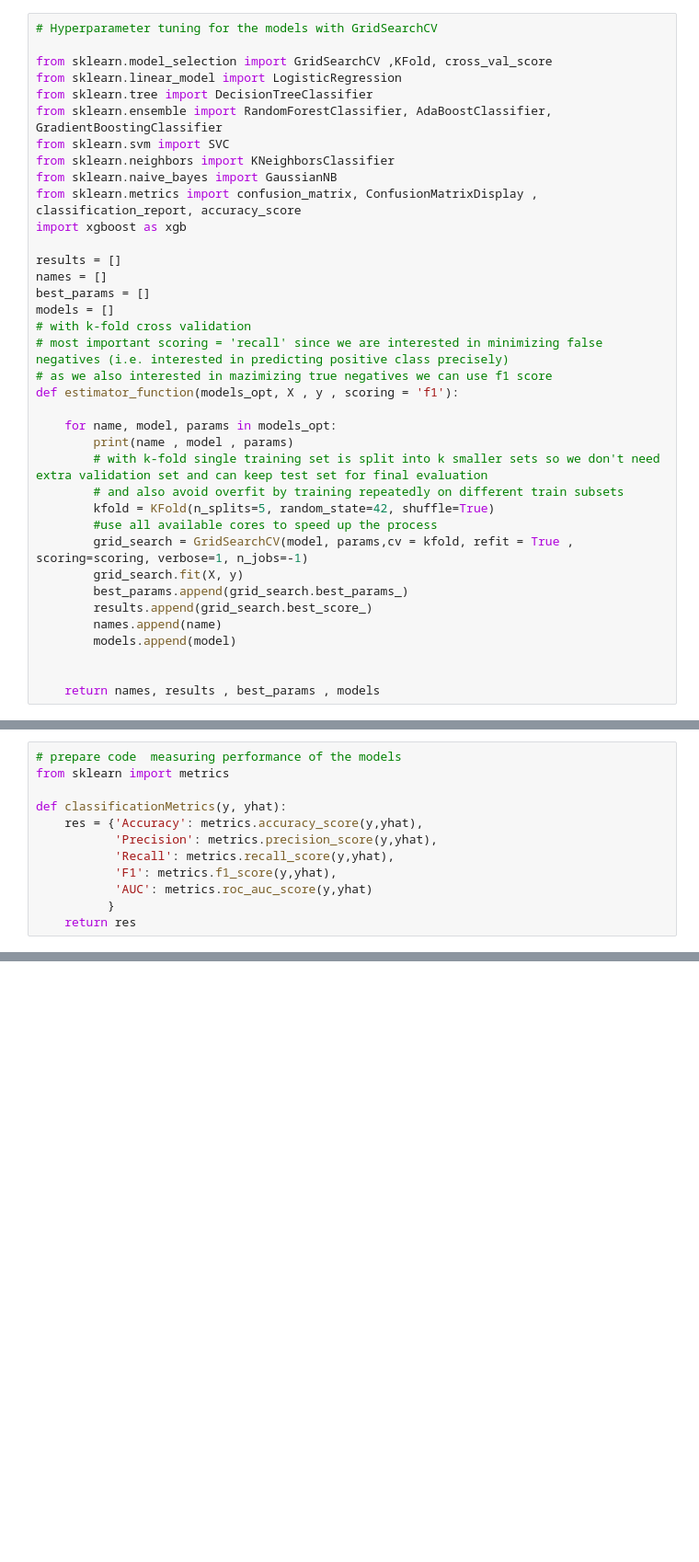
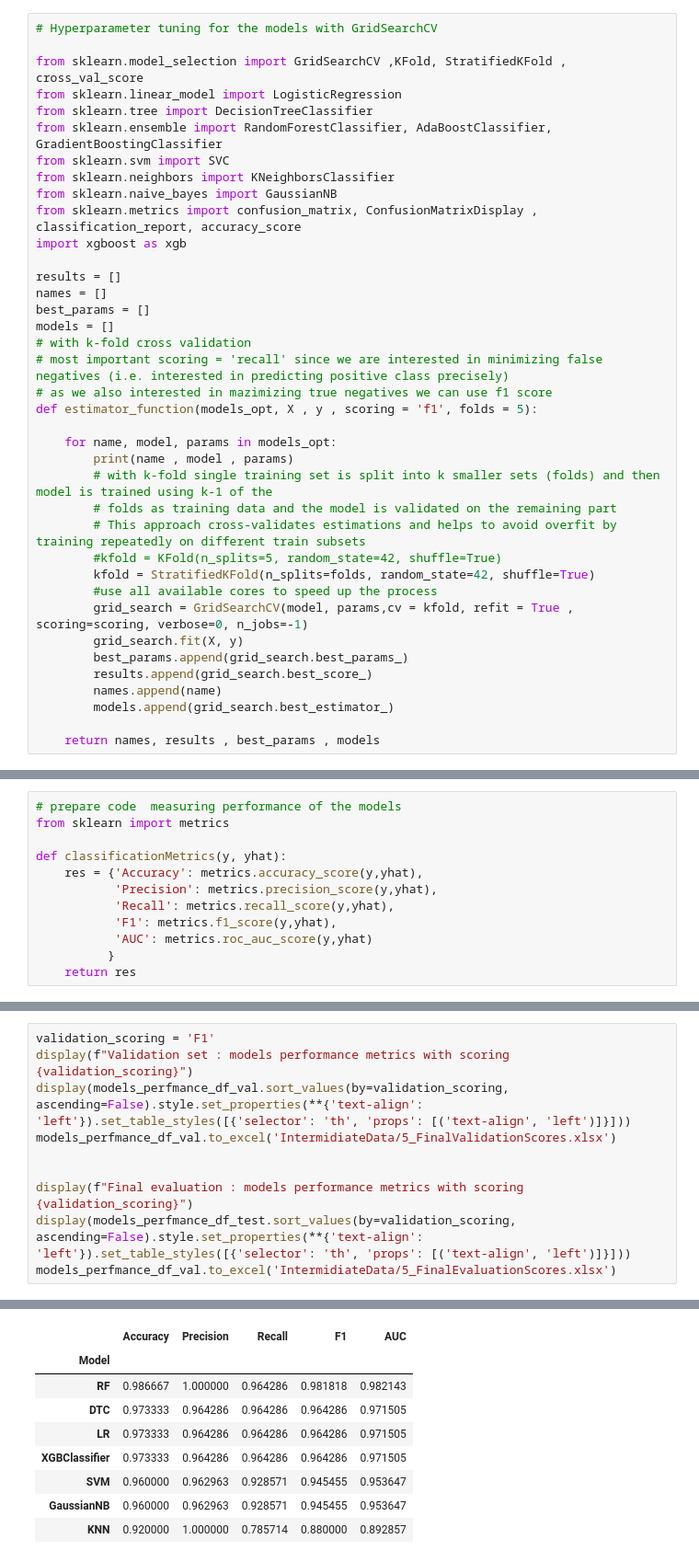
Before and after one commit to lmanov1/CancerPrediction, a Jupyter notebook: 5_ModelTraining.ipynb, the cells around one changed output, grey strips where cells are left out. Shown at 92% size. Saved outputs shown, nothing was run; the diff lists cells and outputs as text; blank space fills up the shorter version.

```diff
--- a/5_ModelTraining.ipynb
+++ b/5_ModelTraining.ipynb
@@ -61,7 +45,7 @@ Testing set size: 20.04%
 # %%
 # Hyperparameter tuning for the models with GridSearchCV
 
-from sklearn.model_selection import GridSearchCV ,KFold, cross_val_score
+from sklearn.model_selection import GridSearchCV ,KFold, StratifiedKFold , cross_val_score
 from sklearn.linear_model import LogisticRegression
 from sklearn.tree import DecisionTreeClassifier
 from sklearn.ensemble import RandomForestClassifier, AdaBoostClassifier, GradientBoostingClassifier
@@ -78,21 +62,22 @@ models = []
 # with k-fold cross validation
 # most important scoring = 'recall' since we are interested in minimizing false negatives (i.e. interested in predicting positive class precisely)
 # as we also interested in mazimizing true negatives we can use f1 score
-def estimator_function(models_opt, X , y , scoring = 'f1'):
+def estimator_function(models_opt, X , y , scoring = 'f1', folds = 5):
 
     for name, model, params in models_opt:
         print(name , model , params)
-        # with k-fold single training set is split into k smaller sets so we don't need extra validation set and can keep test set for final evaluation
-        # and also avoid overfit by training repeatedly on different train subsets
-        kfold = KFold(n_splits=5, random_state=42, shuffle=True)
+        # with k-fold single training set is split into k smaller sets (folds) and then model is trained using k-1 of the
+        # folds as training data and the model is validated on the remaining part
+        # This approach cross-validates estimations and helps to avoid overfit by training repeatedly on different train subsets
+        #kfold = KFold(n_splits=5, random_state=42, shuffle=True)
+        kfold = StratifiedKFold(n_splits=folds, random_state=42, shuffle=True)
         #use all available cores to speed up the process
-        grid_search = GridSearchCV(model, params,cv = kfold, refit = True , scoring=scoring, verbose=1, n_jobs=-1)
+        grid_search = GridSearchCV(model, params,cv = kfold, refit = True , scoring=scoring, verbose=0, n_jobs=-1)
         grid_search.fit(X, y)
         best_params.append(grid_search.best_params_)
         results.append(grid_search.best_score_)
         names.append(name)
-        models.append(model)
-
+        models.append(grid_search.best_estimator_)
 
     return names, results , best_params , models
 # %%
@@ -313,0 +284,11 @@ models_perfmance.to_excel('IntermidiateData/5_FinalModelsScores.xlsx')
+# %%
+validation_scoring = 'F1'
+display(f"Validation set : models performance metrics with scoring {validation_scoring}")
+display(models_perfmance_df_val.sort_values(by=validation_scoring, ascending=False).style.set_properties(**{'text-align': 'left'}).set_table_styles([{'selector': 'th', 'props': [('text-align', 'left')]}]))
+models_perfmance_df_val.to_excel('IntermidiateData/5_FinalValidationScores.xlsx')
+
+
+display(f"Final evaluation : models performance metrics with scoring {validation_scoring}")
+display(models_perfmance_df_test.sort_values(by=validation_scoring, ascending=False).style.set_properties(**{'text-align': 'left'}).set_table_styles([{'selector': 'th', 'props': [('text-align', 'left')]}]))
+models_perfmance_df_val.to_excel('IntermidiateData/5_FinalEvaluationScores.xlsx')
+# %% [output]
@@ -313,0 +296,9 @@ models_perfmance.to_excel('IntermidiateData/5_FinalModelsScores.xlsx')
+|  | Accuracy | Precision | Recall | F1 | AUC |
+| Model |  |  |  |  |  |
+| RF | 0.986667 | 1.000000 | 0.964286 | 0.981818 | 0.982143 |
+| DTC | 0.973333 | 0.964286 | 0.964286 | 0.964286 | 0.971505 |
+| LR | 0.973333 | 0.964286 | 0.964286 | 0.964286 | 0.971505 |
+| XGBClassifier | 0.973333 | 0.964286 | 0.964286 | 0.964286 | 0.971505 |
+| SVM | 0.960000 | 0.962963 | 0.928571 | 0.945455 | 0.953647 |
+| GaussianNB | 0.960000 | 0.962963 | 0.928571 | 0.945455 | 0.953647 |
+| KNN | 0.920000 | 1.000000 | 0.785714 | 0.880000 | 0.892857 |
```
Also changed, not shown: parts of 18 cells of this notebook, 2 other files.
